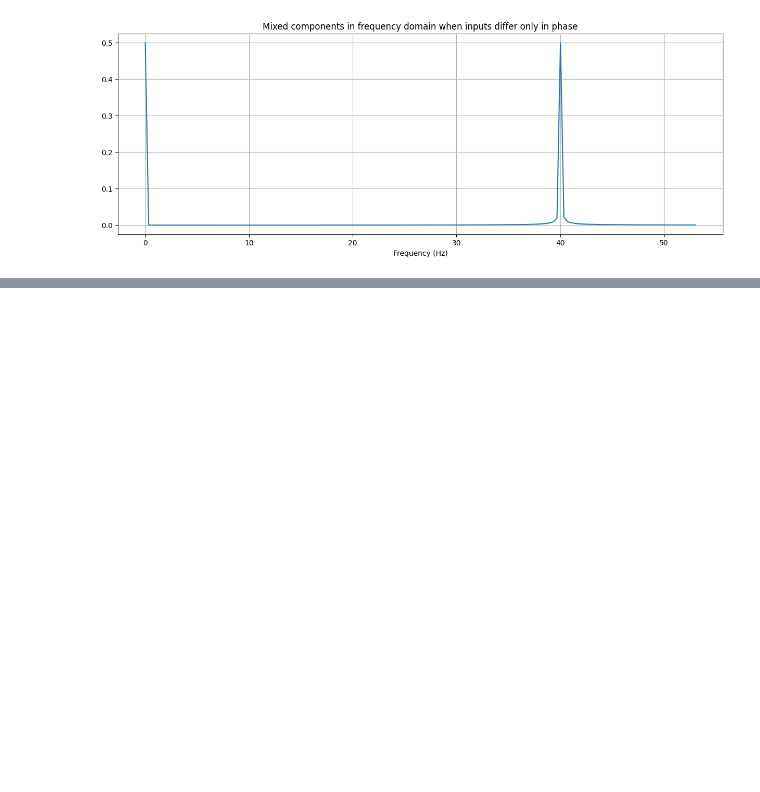
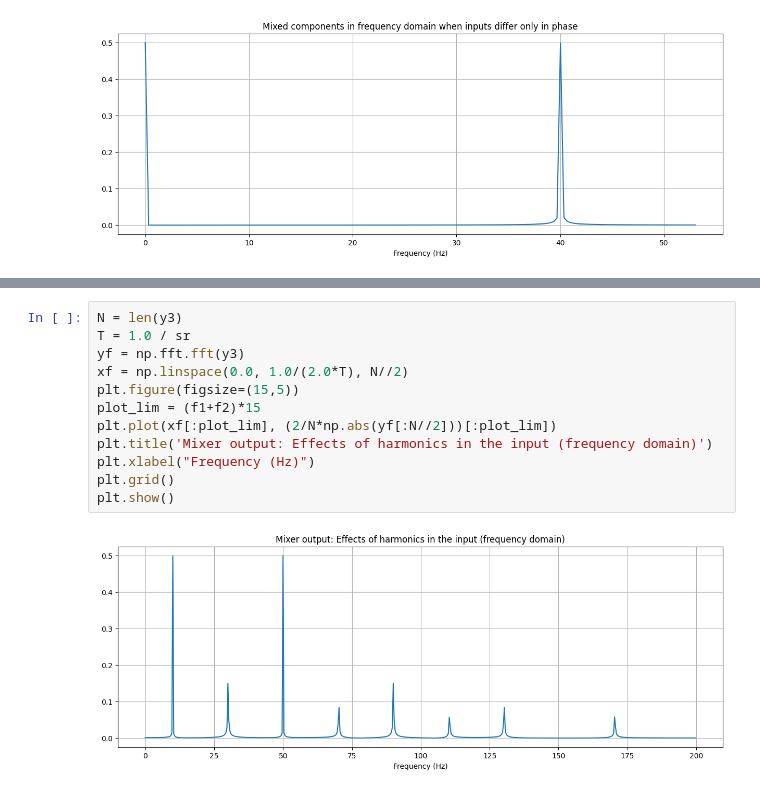
Before and after one commit to vinayshanbhag/math, a Jupyter notebook: rf_mixers.ipynb, the cells around one changed output, grey strips where cells are left out. Drawn from its saved outputs; the diff is of its cells as text; blank space fills up the shorter version.

```diff
--- a/rf_mixers.ipynb
+++ b/rf_mixers.ipynb
@@ -112,0 +144,14 @@ plt.show()
+# %%
+N = len(y3)
+T = 1.0 / sr
+yf = np.fft.fft(y3)
+xf = np.linspace(0.0, 1.0/(2.0*T), N//2)
+plt.figure(figsize=(15,5))
+plot_lim = (f1+f2)*15
+plt.plot(xf[:plot_lim], (2/N*np.abs(yf[:N//2]))[:plot_lim])
+plt.title('Mixer output: Effects of harmonics in the input (frequency domain)')
+plt.xlabel("Frequency (Hz)")
+plt.grid()
+plt.show()
+# %% [output]
+[figure, added]
```
Also changed, not shown: parts of 1 cell of this notebook.
